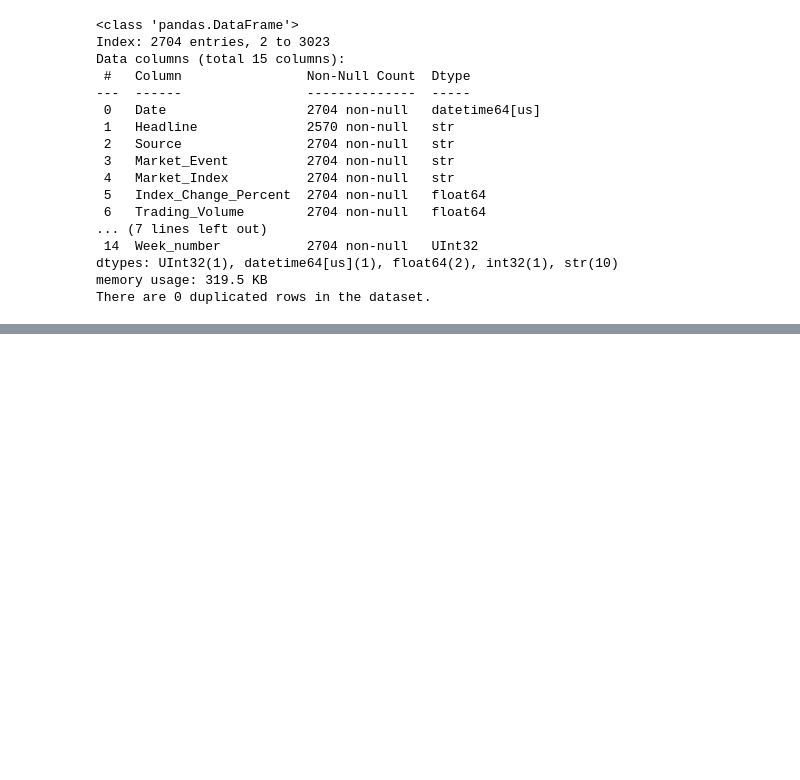
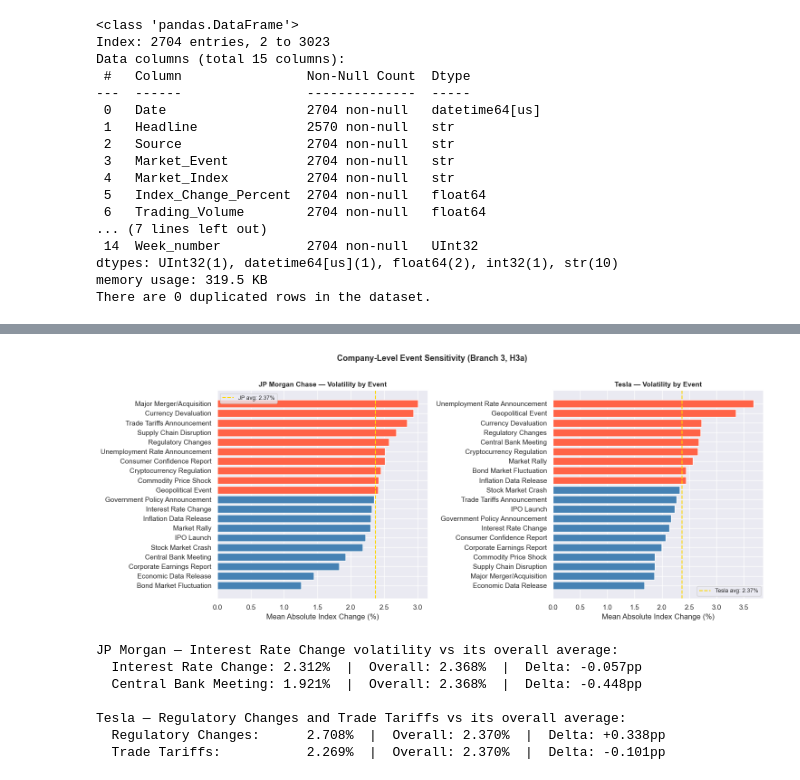
Before and after one commit to tajsharma/Market-Sentiment-Volatility-Analysis, a Jupyter notebook: cap2_eda_deep.ipynb, the cells around one changed output, grey strips where cells are left out. Saved outputs shown, nothing was run; the diff lists cells and outputs as text; code cells hidden in the pictures; blank space fills up the shorter version.

```diff
--- a/cap2_eda_deep.ipynb
+++ b/cap2_eda_deep.ipynb
@@ -194,0 +411,58 @@ There are 0 duplicated rows in the dataset.
+# %%
+# Branch 3 — Part B: JP Morgan and Tesla volatility breakdown by event type (H3a test)
+# We compare each company's event-level volatility against their own overall average
+# to see which events cause ABOVE-AVERAGE spikes for that specific company.
+#==============================================================================
+companies_of_interest = {'JP Morgan Chase': 'steelblue', 'Tesla': 'tomato'}
+key_events = ['Central Bank Meeting', 'Interest Rate Change', 'Regulatory Changes',
+              'Trade Tariffs Announcement', 'Currency Devaluation', 'Geopolitical Event']
+
+fig, axes = plt.subplots(1, 2, figsize=(15, 6), sharey=False)
+
+for ax, (company, color) in zip(axes, companies_of_interest.items()):
+    sub = df[df['Related_Company'] == company]
+    overall_avg = sub['Abs_Change'].mean()
+
+    event_breakdown = (
+        sub.groupby('Market_Event')['Abs_Change']
+        .mean()
+        .sort_values(ascending=True)
+    )
+
+    bar_colors = ['tomato' if v > overall_avg else 'steelblue' for v in event_breakdown.values]
+    ax.barh(event_breakdown.index, event_breakdown.values, color=bar_colors, edgecolor='white')
+    ax.axvline(overall_avg, color='gold', linestyle='--', linewidth=1.5,
+               label=f'{company.split()[0]} avg: {overall_avg:.2f}%')
+    ax.set_title(f'{company} — Volatility by Event', fontsize=11, fontweight='bold')
+    ax.set_xlabel('Mean Absolute Index Change (%)')
+    ax.legend(fontsize=9)
+
+plt.suptitle('Company-Level Event Sensitivity (Branch 3, H3a)', fontsize=13, fontweight='bold', y=1.01)
+plt.tight_layout()
+plt.show()
+
+# Print the specific events we predicted would be elevated
+print("JP Morgan — Interest Rate Change volatility vs its overall average:")
+jpm_sub = df[df['Related_Company'] == 'JP Morgan Chase']
+jpm_ir = jpm_sub[jpm_sub['Market_Event'] == 'Interest Rate Change']['Abs_Change'].mean()
+jpm_cb = jpm_sub[jpm_sub['Market_Event'] == 'Central Bank Meeting']['Abs_Change'].mean()
+jpm_overall = jpm_sub['Abs_Change'].mean()
+print(f"  Interest Rate Change: {jpm_ir:.3f}%  |  Overall: {jpm_overall:.3f}%  |  Delta: {jpm_ir - jpm_overall:+.3f}pp")
+print(f"  Central Bank Meeting: {jpm_cb:.3f}%  |  Overall: {jpm_overall:.3f}%  |  Delta: {jpm_cb - jpm_overall:+.3f}pp")
+
+print("\nTesla — Regulatory Changes and Trade Tariffs vs its overall average:")
+tesla_sub = df[df['Related_Company'] == 'Tesla']
+tesla_reg = tesla_sub[tesla_sub['Market_Event'] == 'Regulatory Changes']['Abs_Change'].mean()
+tesla_trade = tesla_sub[tesla_sub['Market_Event'] == 'Trade Tariffs Announcement']['Abs_Change'].mean()
+tesla_overall = tesla_sub['Abs_Change'].mean()
+print(f"  Regulatory Changes:      {tesla_reg:.3f}%  |  Overall: {tesla_overall:.3f}%  |  Delta: {tesla_reg - tesla_overall:+.3f}pp")
+print(f"  Trade Tariffs:           {tesla_trade:.3f}%  |  Overall: {tesla_overall:.3f}%  |  Delta: {tesla_trade - tesla_overall:+.3f}pp")
+# %% [output]
+[figure, added]
+JP Morgan — Interest Rate Change volatility vs its overall average:
+  Interest Rate Change: 2.312%  |  Overall: 2.368%  |  Delta: -0.057pp
+  Central Bank Meeting: 1.921%  |  Overall: 2.368%  |  Delta: -0.448pp
+
+Tesla — Regulatory Changes and Trade Tariffs vs its overall average:
+  Regulatory Changes:      2.708%  |  Overall: 2.370%  |  Delta: +0.338pp
+  Trade Tariffs:           2.269%  |  Overall: 2.370%  |  Delta: -0.101pp
```
Also changed, not shown: parts of 25 cells of this notebook.
